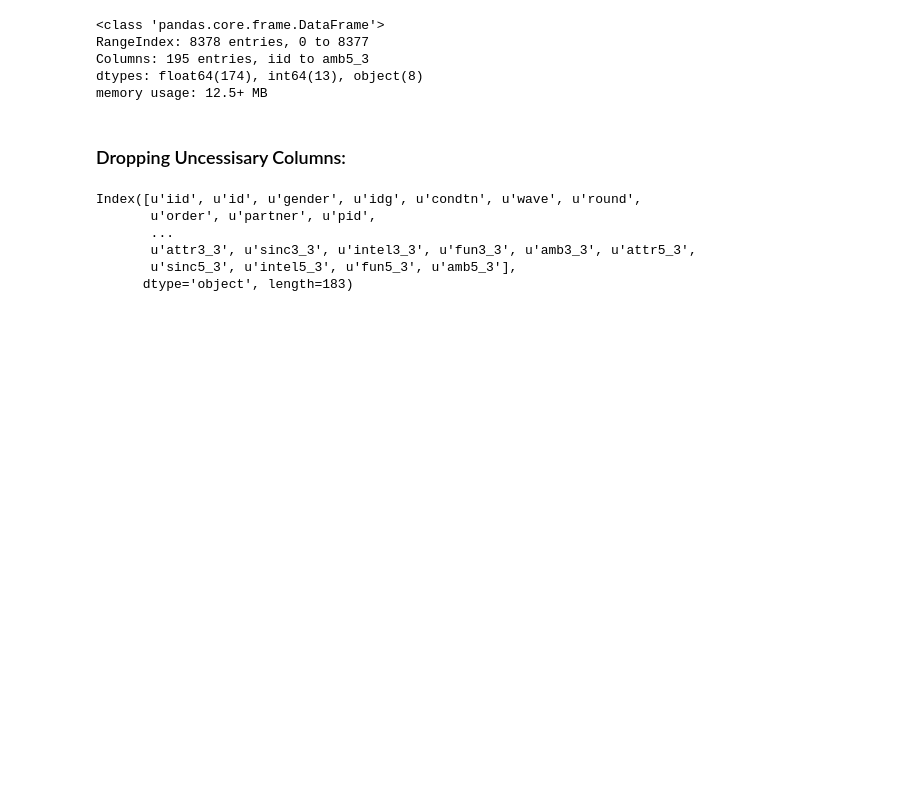
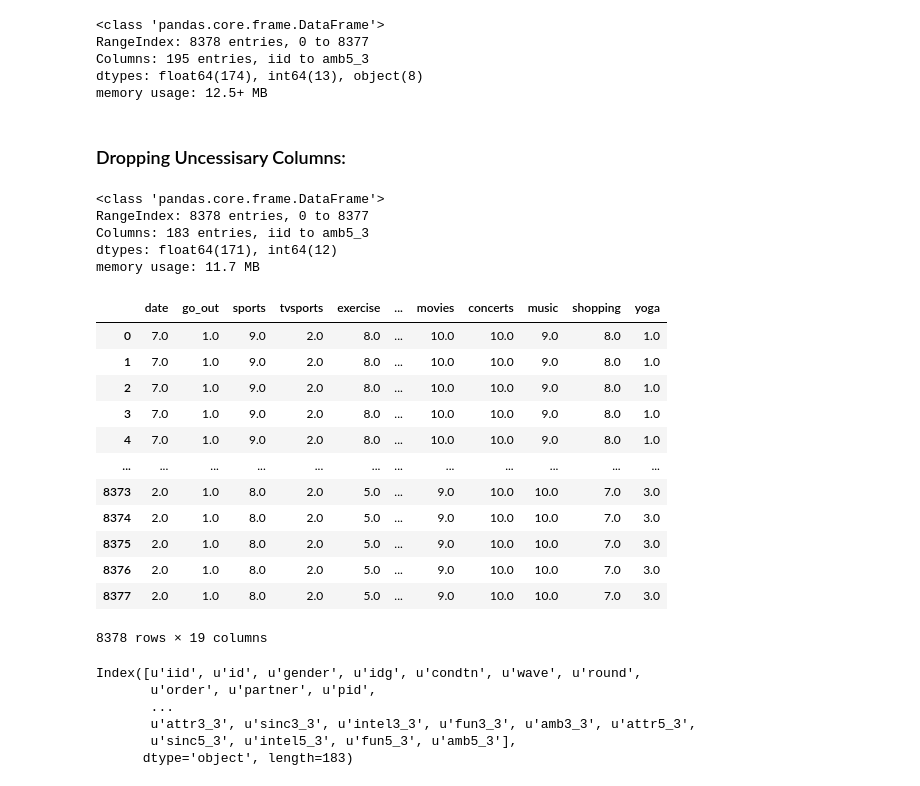
Before and after one commit to MirandaRemmer/DS-SF-23-work, a Jupyter notebook: final-project - MR/3/Final Project 3 - Speed Dating Experiment *revised*.ipynb, the cells around one changed output. Drawn from its saved outputs; the diff is of its cells as text; code cells hidden in the pictures; blank space fills up the shorter version.

```diff
--- a/final-project - MR/3/Final Project 3 - Speed Dating Experiment *revised*.ipynb
+++ b/final-project - MR/3/Final Project 3 - Speed Dating Experiment *revised*.ipynb
@@ -17,12 +17,6 @@ pd.set_option('display.max_columns', 10)
 
 %matplotlib inline
 plt.style.use('ggplot')
-
-
-
-pd.set_option('display.max_rows', 10)
-pd.set_option('display.notebook_repr_html', True)
-pd.set_option('display.max_columns', 10)
 # %%
 df_raw = pd.read_csv(os.path.join('..', 'CODE', 'speed-dating-experiment', 'Speed Dating Data.csv'))
 # %%
@@ -75,6 +69,41 @@ df.drop('zipcode', axis = 1, inplace = True)
 df.drop('income', axis = 1, inplace = True)
 df.drop('career', axis = 1, inplace = True)
 df.drop('career_c', axis = 1, inplace = True)
+
+df.drop('id', axis = 1, inplace = True)
+df.drop('idg', axis = 1, inplace = True)
+df.drop('order', axis = 1, inplace = True)
+df.drop('partner', axis = 1, inplace = True)
+df.drop('partner', axis = 1, inplace = True)
+df.drop('int_corr', axis = 1, inplace = True)
+df.drop('race_o', axis = 1, inplace = True)
+df.drop('race', axis = 1, inplace = True)
+# %%
+df.info()
+# %% [output]
+<class 'pandas.core.frame.DataFrame'>
+RangeIndex: 8378 entries, 0 to 8377
+Columns: 183 entries, iid to amb5_3
+dtypes: float64(171), int64(12)
+memory usage: 11.7 MB
+# %%
+df_initial_survey = df[['date', 'go_out', 'sports', 'tvsports', 'exercise', 'dining', 'museums', 'art', 'hiking', 'gaming', 'clubbing', 'reading', 'tv', 'theater', 'movies', 'concerts', 'music', 'shopping', 'yoga']]
+# %%
+df_initial_survey
+# %% [output]
+|  | date | go_out | sports | tvsports | exercise | ... | movies | concerts | music | shopping | yoga |
+| 0 | 7.0 | 1.0 | 9.0 | 2.0 | 8.0 | ... | 10.0 | 10.0 | 9.0 | 8.0 | 1.0 |
+| 1 | 7.0 | 1.0 | 9.0 | 2.0 | 8.0 | ... | 10.0 | 10.0 | 9.0 | 8.0 | 1.0 |
+| 2 | 7.0 | 1.0 | 9.0 | 2.0 | 8.0 | ... | 10.0 | 10.0 | 9.0 | 8.0 | 1.0 |
+| 3 | 7.0 | 1.0 | 9.0 | 2.0 | 8.0 | ... | 10.0 | 10.0 | 9.0 | 8.0 | 1.0 |
+| 4 | 7.0 | 1.0 | 9.0 | 2.0 | 8.0 | ... | 10.0 | 10.0 | 9.0 | 8.0 | 1.0 |
+| ... | ... | ... | ... | ... | ... | ... | ... | ... | ... | ... | ... |
+| 8373 | 2.0 | 1.0 | 8.0 | 2.0 | 5.0 | ... | 9.0 | 10.0 | 10.0 | 7.0 | 3.0 |
+| 8374 | 2.0 | 1.0 | 8.0 | 2.0 | 5.0 | ... | 9.0 | 10.0 | 10.0 | 7.0 | 3.0 |
+| 8375 | 2.0 | 1.0 | 8.0 | 2.0 | 5.0 | ... | 9.0 | 10.0 | 10.0 | 7.0 | 3.0 |
+| 8376 | 2.0 | 1.0 | 8.0 | 2.0 | 5.0 | ... | 9.0 | 10.0 | 10.0 | 7.0 | 3.0 |
+| 8377 | 2.0 | 1.0 | 8.0 | 2.0 | 5.0 | ... | 9.0 | 10.0 | 10.0 | 7.0 | 3.0 |
+8378 rows × 19 columns
 # %%
 df.columns
 # %% [output]
```
Also changed, not shown: parts of 79 cells of this notebook, 7 other files.
